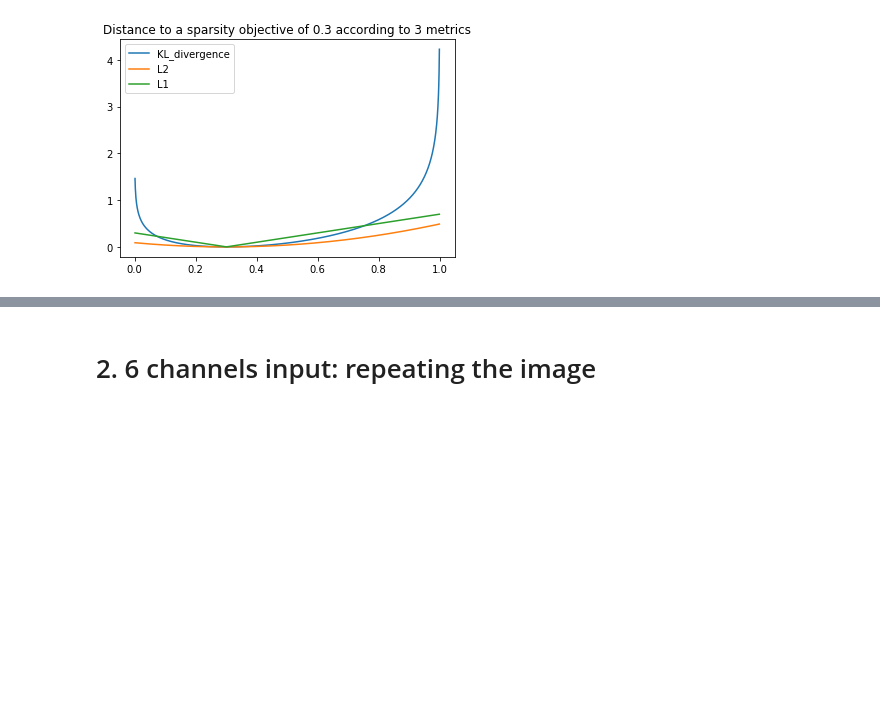
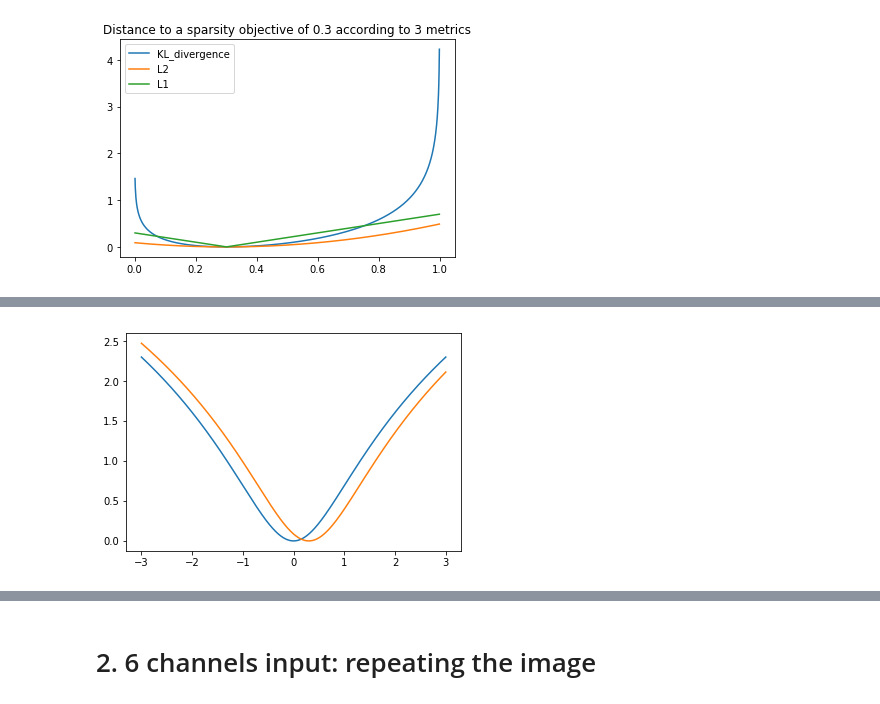
Before and after one commit to PonchonB/Mathematical_Morphologies_And_Deep_Learning, a Jupyter notebook: Notebooks/18_08_02_Simple_AMD_noAMD.ipynb, the cells around one changed output, grey strips where cells are left out. Cells and saved outputs as stored; diff of their text form; code cells hidden in the pictures; blank space fills up the shorter version.

```diff
--- a/Notebooks/18_08_02_Simple_AMD_noAMD.ipynb
+++ b/Notebooks/18_08_02_Simple_AMD_noAMD.ipynb
@@ -86,0 +109,11 @@ plt.show()
+# %%
+p = 0
+X = np.linspace(-3, 3,1000)
+Ylog = [math.log((x-p)**2 + 1) for x in X]
+p=0.3
+Ylog2 = [math.log((x-p)**2 + 1) for x in X]
+plt.plot(X, Ylog)
+plt.plot(X, Ylog2)
+plt.show()
+# %% [output]
+[figure, added]
```
Also changed, not shown: parts of 5 cells of this notebook, 14 other files.
